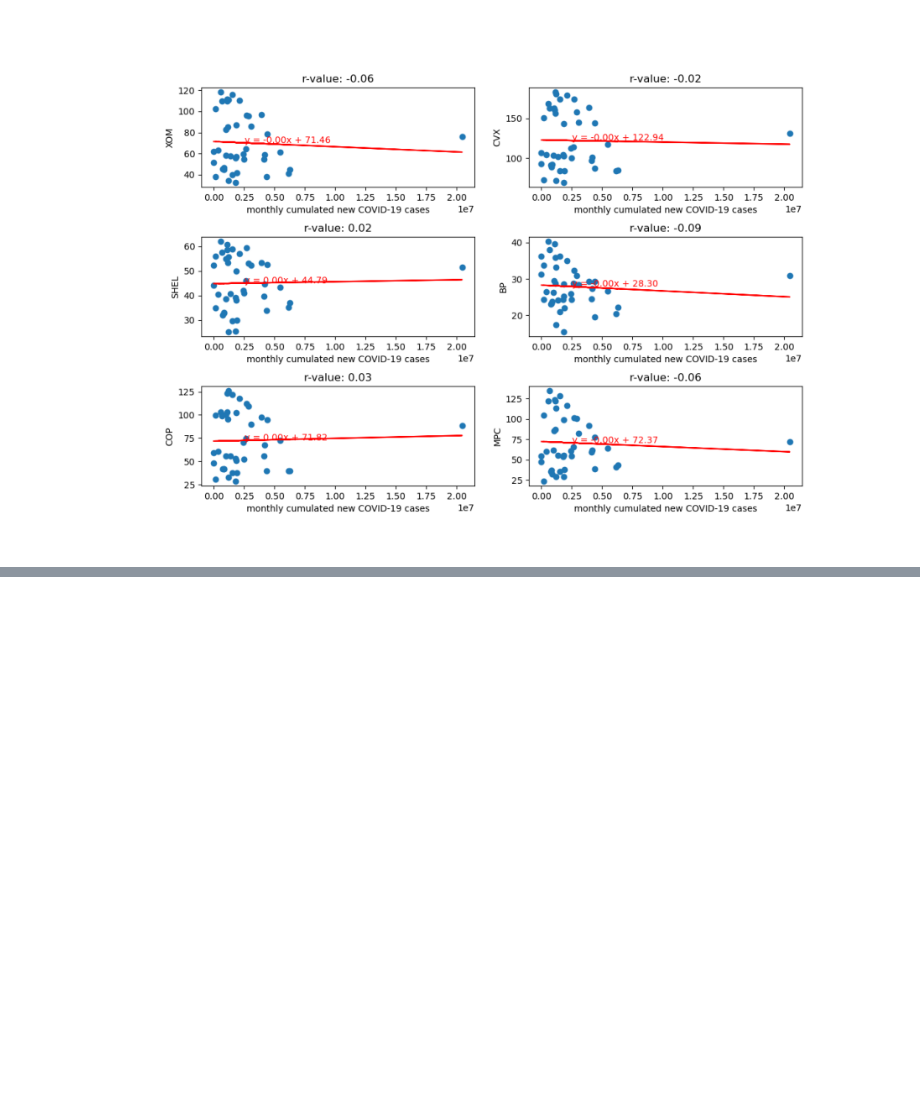
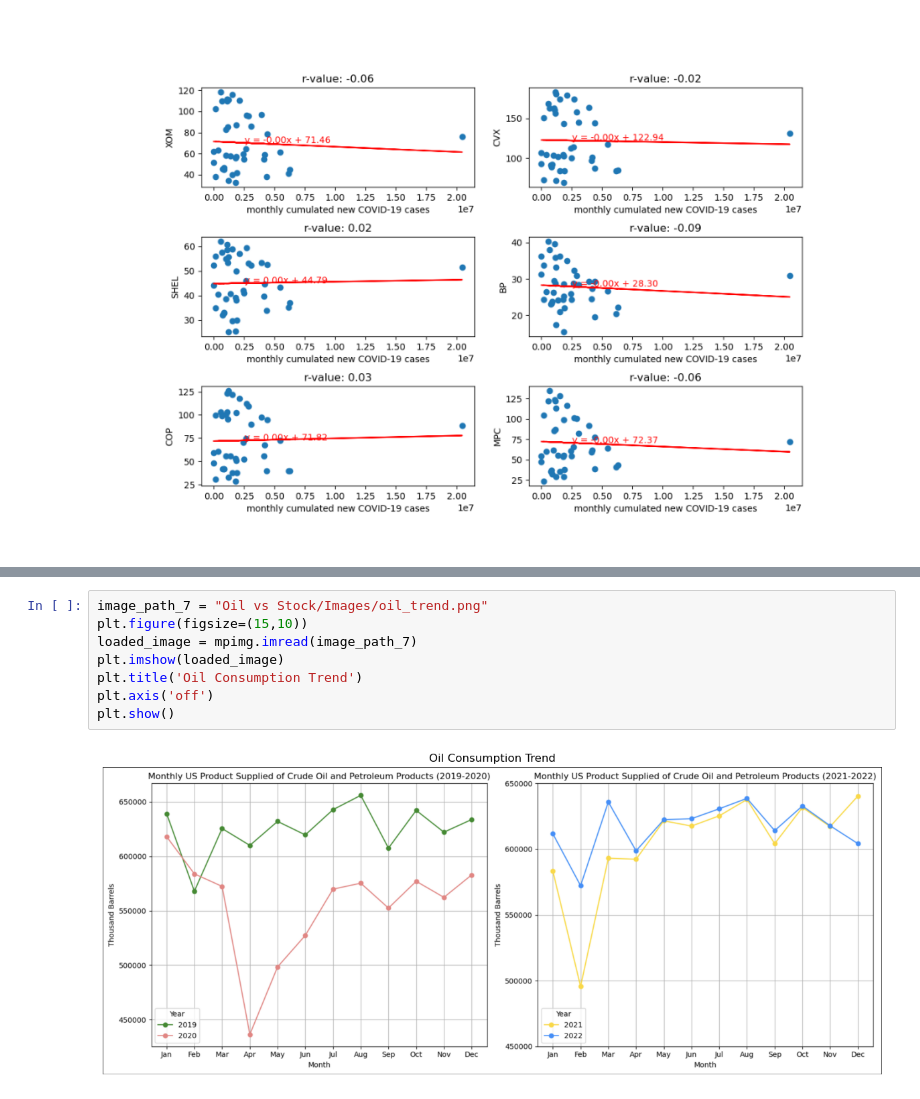
Before and after one commit to SIWhang213/Project-1-group-4, a Jupyter notebook: presentation_group4_draft.ipynb, the cells around one changed output, grey strips where cells are left out. Drawn from its saved outputs; the diff is of its cells as text; blank space fills up the shorter version.

```diff
--- a/presentation_group4_draft.ipynb
+++ b/presentation_group4_draft.ipynb
@@ -159,0 +170,10 @@ plt.show()
+# %%
+image_path_7 = "Oil vs Stock/Images/oil_trend.png"
+plt.figure(figsize=(15,10))
+loaded_image = mpimg.imread(image_path_7)
+plt.imshow(loaded_image)
+plt.title('Oil Consumption Trend')
+plt.axis('off')
+plt.show()
+# %% [output]
+[figure, added]
```
Also changed, not shown: parts of 3 cells of this notebook.
